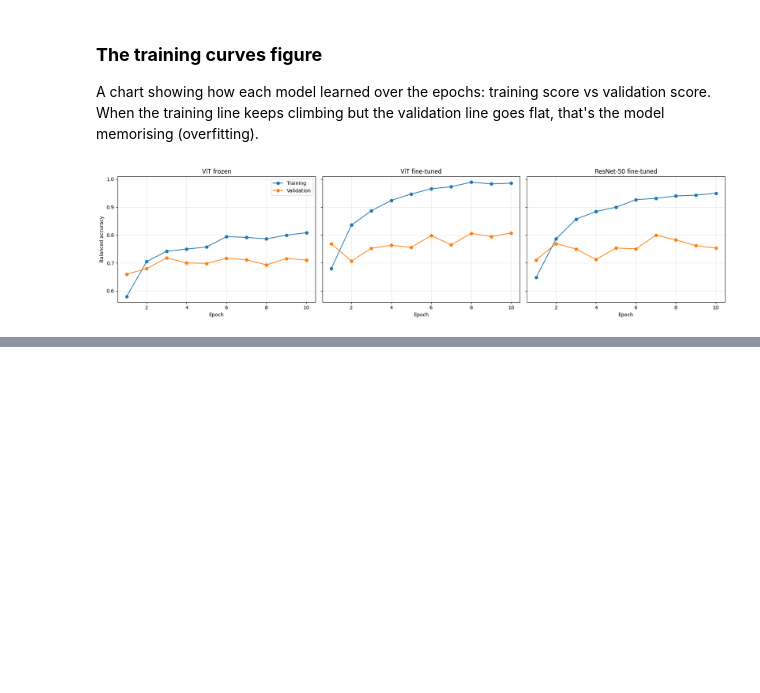
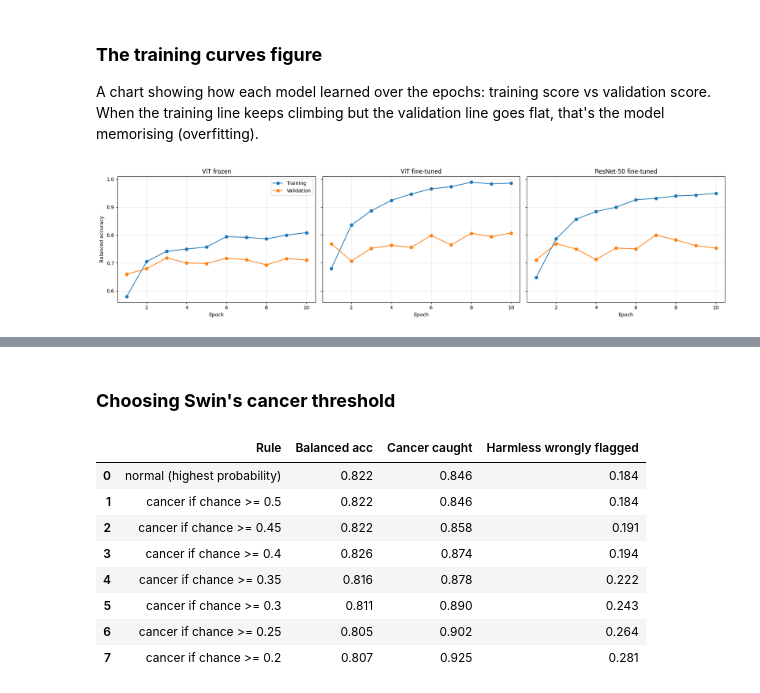
Before and after one commit to Lornatt88/maai901-vision-project, a Jupyter notebook: notebooks/02_training.ipynb, the cells around one changed output, grey strips where cells are left out. Drawn from its saved outputs; the diff is of its cells as text; code cells hidden in the pictures; blank space fills up the shorter version.

```diff
--- a/notebooks/02_training.ipynb
+++ b/notebooks/02_training.ipynb
@@ -759,0 +869,41 @@ plt.show()
+# %% [markdown]
+### **Choosing Swin's cancer threshold**
+# %%
+_, val_loader_s, _ = make_loaders(*swin_norm, batch_size=16)
+swin_val_probs, swin_val_trues = get_probs(swin, val_loader_s)
+np.save(os.path.join(save_dir, "swin_val_probs.npy"), swin_val_probs)
+
+def predict_with_threshold(probs, t):
+    preds = probs.argmax(1).copy()
+    cancer_prob = probs[:, 2] + probs[:, 3]
+    flag = cancer_prob >= t
+    preds[flag] = np.where(probs[flag, 2] >= probs[flag, 3], 2, 3)
+    return preds
+
+val_cancer = np.isin(swin_val_trues, [2, 3])
+rows = []
+
+normal = swin_val_probs.argmax(1)
+rows.append({"Rule": "normal (highest probability)",
+             "Balanced acc": balanced_accuracy_score(swin_val_trues, normal),
+             "Cancer caught": np.isin(normal[val_cancer], [2, 3]).mean(),
+             "Harmless wrongly flagged": np.isin(normal[~val_cancer], [2, 3]).mean()})
+
+for t in [0.5, 0.45, 0.4, 0.35, 0.3, 0.25, 0.2]:
+    p = predict_with_threshold(swin_val_probs, t)
+    rows.append({"Rule": f"cancer if chance >= {t}",
+                 "Balanced acc": balanced_accuracy_score(swin_val_trues, p),
+                 "Cancer caught": np.isin(p[val_cancer], [2, 3]).mean(),
+                 "Harmless wrongly flagged": np.isin(p[~val_cancer], [2, 3]).mean()})
+
+display(pd.DataFrame(rows).round(3))
+# %% [output]
+|  | Rule | Balanced acc | Cancer caught | Harmless wrongly flagged |
+| 0 | normal (highest probability) | 0.822 | 0.846 | 0.184 |
+| 1 | cancer if chance >= 0.5 | 0.822 | 0.846 | 0.184 |
+| 2 | cancer if chance >= 0.45 | 0.822 | 0.858 | 0.191 |
+| 3 | cancer if chance >= 0.4 | 0.826 | 0.874 | 0.194 |
+| 4 | cancer if chance >= 0.35 | 0.816 | 0.878 | 0.222 |
+| 5 | cancer if chance >= 0.3 | 0.811 | 0.890 | 0.243 |
+| 6 | cancer if chance >= 0.25 | 0.805 | 0.902 | 0.264 |
+| 7 | cancer if chance >= 0.2 | 0.807 | 0.925 | 0.281 |
```
Also changed, not shown: parts of 11 cells of this notebook.
